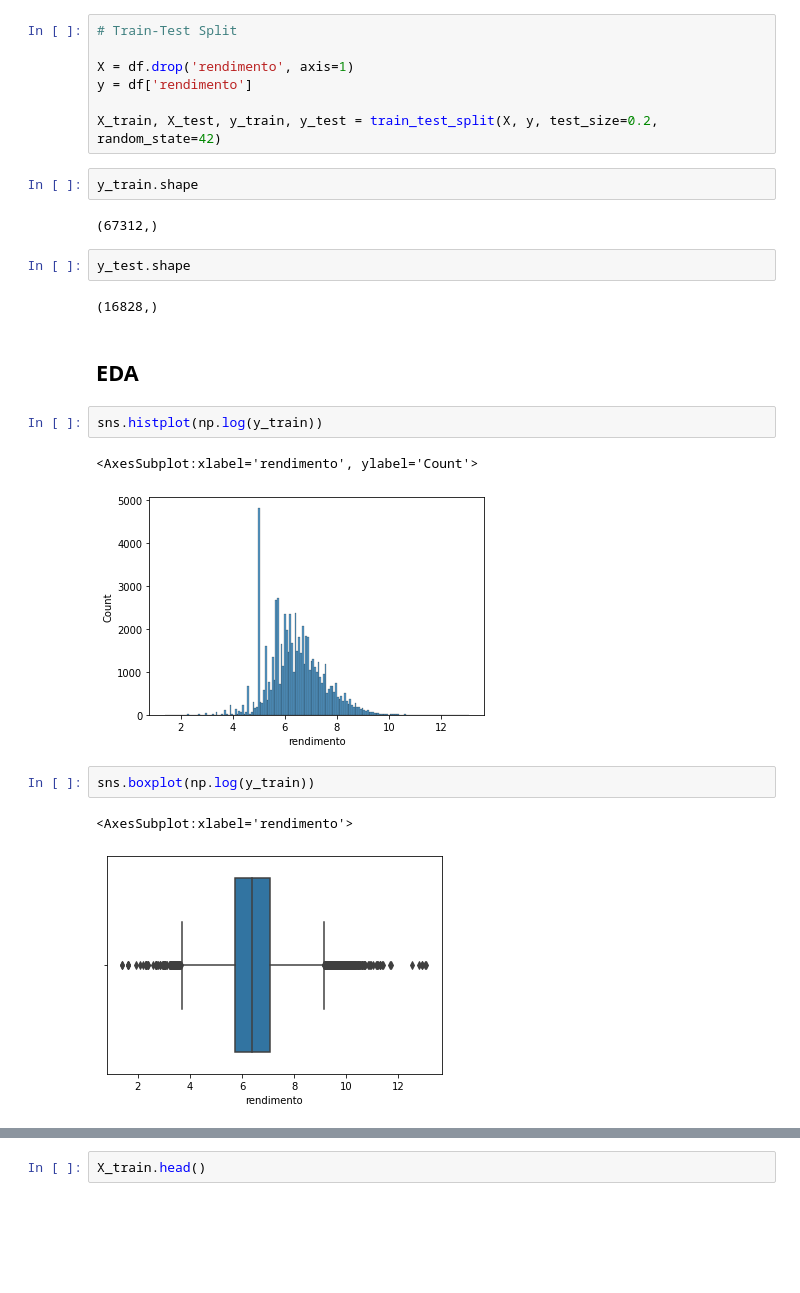
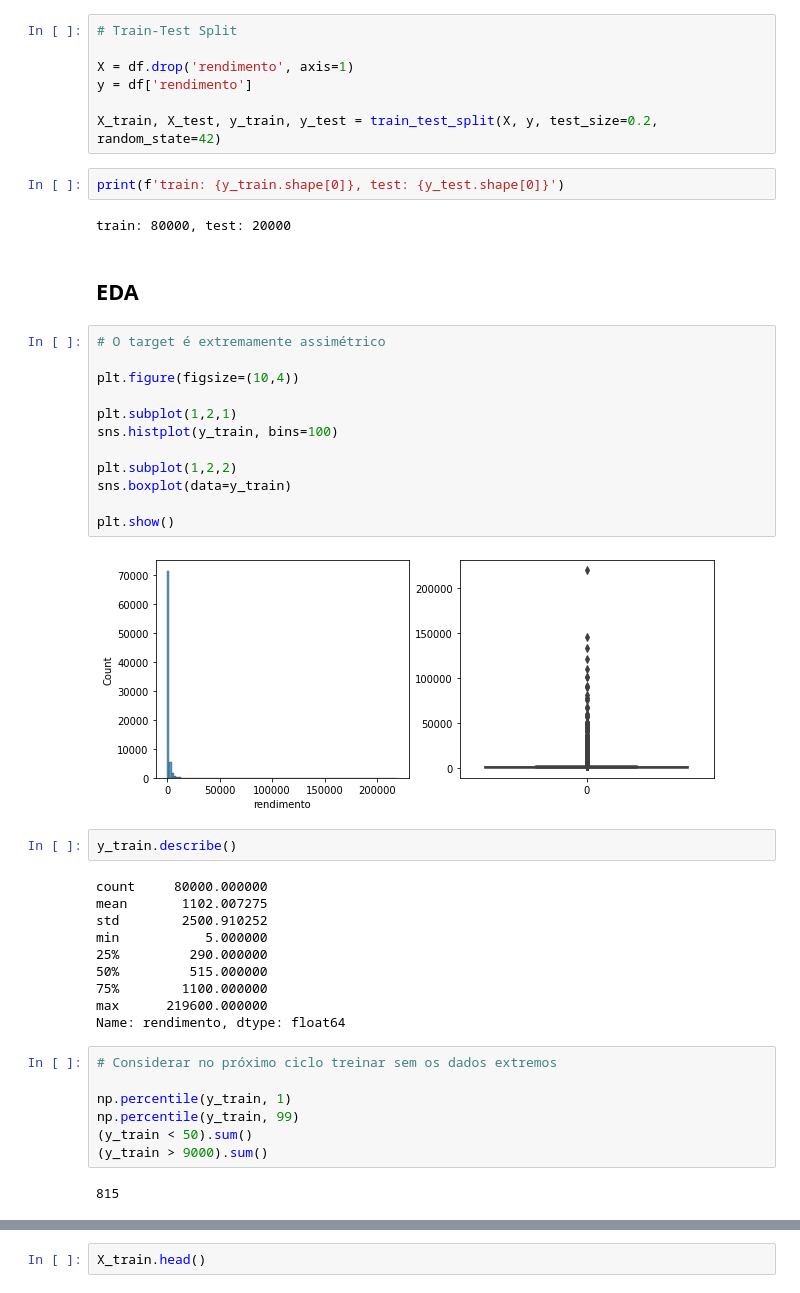
Before and after one commit to franklinzppa/renda-censo-regressao, a Jupyter notebook: renda-reg.ipynb, the cells around one changed output, grey strips where cells are left out. Drawn from its saved outputs; the diff is of its cells as text; blank space fills up the shorter version.

```diff
--- a/renda-reg.ipynb
+++ b/renda-reg.ipynb
@@ -253,23 +195,44 @@ X = df.drop('rendimento', axis=1)
 y = df['rendimento']
 
 X_train, X_test, y_train, y_test = train_test_split(X, y, test_size=0.2, random_state=42)
-# %%
-y_train.shape
-# %% [output]
-(67312,)
-# %%
-y_test.shape
-# %% [output]
-(16828,)
+# %%
+print(f'train: {y_train.shape[0]}, test: {y_test.shape[0]}')
+# %% [output]
+train: 80000, test: 20000
 # %% [markdown]
 ## EDA
-# %%
-sns.histplot(np.log(y_train))
-# %% [output]
-<AxesSubplot:xlabel='rendimento', ylabel='Count'>
-[figure, removed]
-# %%
-sns.boxplot(np.log(y_train))
-# %% [output]
-<AxesSubplot:xlabel='rendimento'>
-[figure, removed]
+# %%
+# O target é extremamente assimétrico
+
+plt.figure(figsize=(10,4))
+
+plt.subplot(1,2,1)
+sns.histplot(y_train, bins=100)
+
+plt.subplot(1,2,2)
+sns.boxplot(data=y_train)
+
+plt.show()
+# %% [output]
+[figure, added]
+# %%
+y_train.describe()
+# %% [output]
+count     80000.000000
+mean       1102.007275
+std        2500.910252
+min           5.000000
+25%         290.000000
+50%         515.000000
+75%        1100.000000
+max      219600.000000
+Name: rendimento, dtype: float64
+# %%
+# Considerar no próximo ciclo treinar sem os dados extremos
+
+np.percentile(y_train, 1)
+np.percentile(y_train, 99)
+(y_train < 50).sum()
+(y_train > 9000).sum()
+# %% [output]
+815
```
Also changed, not shown: parts of 53 cells of this notebook, 2 other files.
